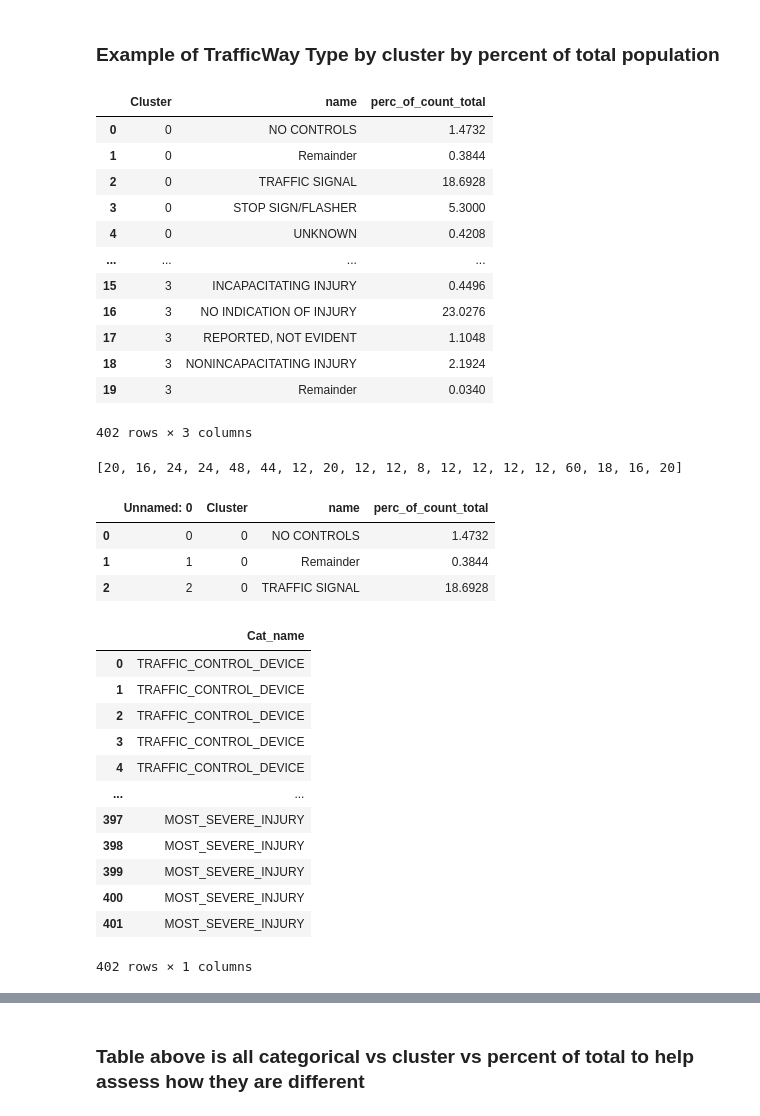
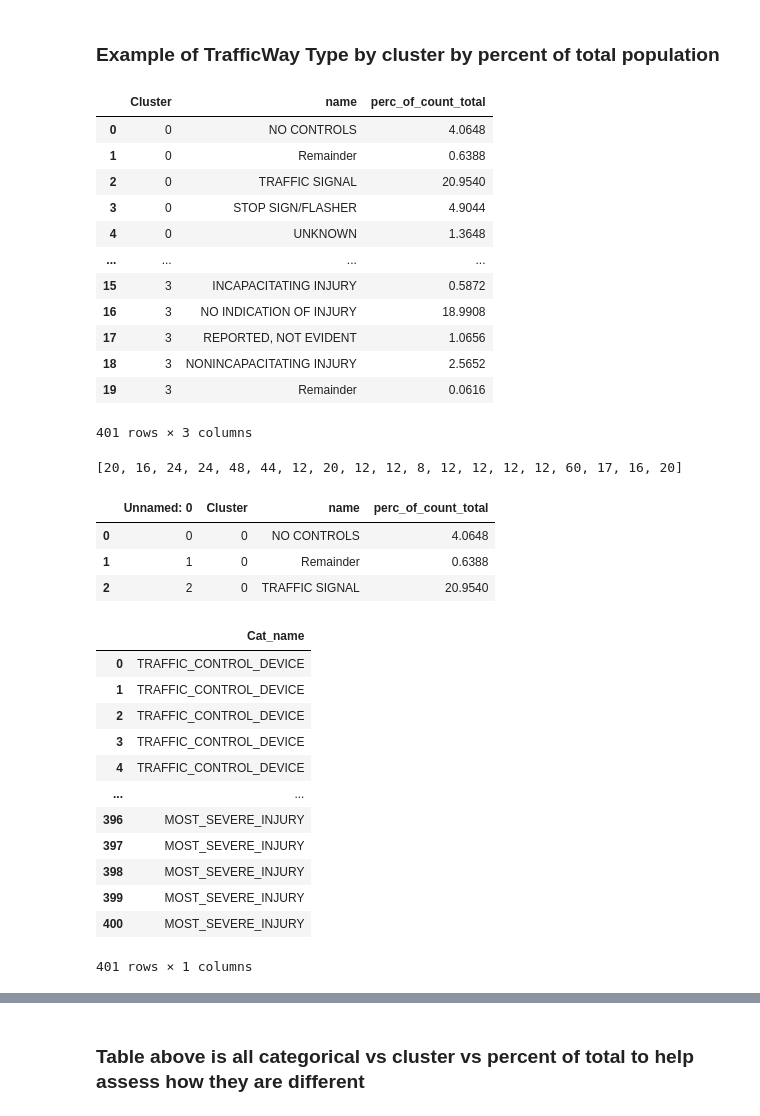
Before and after one commit to mhodgetts/Team-2, a Jupyter notebook: Team_2_V4.ipynb, the cells around one changed output, grey strips where cells are left out. Cells and saved outputs as stored; diff of their text form; code cells hidden in the pictures.

```diff
--- a/Team_2_V4.ipynb
+++ b/Team_2_V4.ipynb
@@ -1048,6 +1053,6 @@ spark = SparkSession.builder \
 # %%
 # Read Crashes CSV file into table
 dfT = spark.read.option("header",True) \
-          .csv("dff_final_KP.csv")
+          .csv('df_kmode.csv')
 dfT.printSchema()
 # %% [output]
@@ -1133,53 +1154,53 @@ hot_cat=(['TRAFFIC_CONTROL_DEVICE', 'DEVICE_CONDITION', 'WEATHER_CONDITION',
 # SQL Select query
 # import sum, min,avg,count,mean and max functions
 from pyspark.sql.functions import sum, max, min, avg, count, mean
 from pyspark.sql.functions import sum, col, desc
 from pyspark.sql.functions import asc
 import pandas as pd
 tot =250000
 import pyspark.sql.functions as F
 from pyspark.sql.types import *
 l=[]
 l.clear()
 i=0
 for i in range(len(hot_cat)):
     if i==0:
 
-        d=dfT.groupBy("Clusters",hot_cat[i]).count().withColumn(str('perc_of_count_total'), (F.col('count') / tot) * 100 )
-        d=d.sort('Clusters')
+        d=dfT.groupBy("Cluster",hot_cat[i]).count().withColumn(str('perc_of_count_total'), (F.col('count') / tot) * 100 )
+        d=d.sort('Cluster')
         #table.append(d)
         d=d.toPandas()
         d.rename(columns = { hot_cat[i]:'name','count':str('count'),'Clusters': str('Cluster ')}, inplace = True)
         l.append(len(d))
     else:
-        e=dfT.groupBy("Clusters",hot_cat[i]).count().withColumn(str('perc_of_count_total'), (F.col('count') / tot) * 100 )
-        e=e.sort('Clusters')
+        e=dfT.groupBy("Cluster",hot_cat[i]).count().withColumn(str('perc_of_count_total'), (F.col('count') / tot) * 100 )
+        e=e.sort('Cluster')
         #table.append(d)
         e=e.toPandas()
         e.rename(columns = { hot_cat[i]:'name','count':str('count'),'Clusters': str('Cluster ')}, inplace = True)
         l.append(len(e))
         #d=pd.join(d,e)
         d=pd.concat([d, e])
 d=d.drop(['count'], axis=1)
 d
 # %% [output]
 |  | Cluster | name | perc_of_count_total |
-| 0 | 0 | NO CONTROLS | 1.4732 |
-| 1 | 0 | Remainder | 0.3844 |
-| 2 | 0 | TRAFFIC SIGNAL | 18.6928 |
-| 3 | 0 | STOP SIGN/FLASHER | 5.3000 |
-| 4 | 0 | UNKNOWN | 0.4208 |
+| 0 | 0 | NO CONTROLS | 4.0648 |
+| 1 | 0 | Remainder | 0.6388 |
+| 2 | 0 | TRAFFIC SIGNAL | 20.9540 |
+| 3 | 0 | STOP SIGN/FLASHER | 4.9044 |
+| 4 | 0 | UNKNOWN | 1.3648 |
 | ... | ... | ... | ... |
-| 15 | 3 | INCAPACITATING INJURY | 0.4496 |
-| 16 | 3 | NO INDICATION OF INJURY | 23.0276 |
-| 17 | 3 | REPORTED, NOT EVIDENT | 1.1048 |
-| 18 | 3 | NONINCAPACITATING INJURY | 2.1924 |
-| 19 | 3 | Remainder | 0.0340 |
+| 15 | 3 | INCAPACITATING INJURY | 0.5872 |
+| 16 | 3 | NO INDICATION OF INJURY | 18.9908 |
+| 17 | 3 | REPORTED, NOT EVIDENT | 1.0656 |
+| 18 | 3 | NONINCAPACITATING INJURY | 2.5652 |
+| 19 | 3 | Remainder | 0.0616 |
-402 rows × 3 columns
+401 rows × 3 columns
 # %%
 l
 # %% [output]
-[20, 16, 24, 24, 48, 44, 12, 20, 12, 12, 8, 12, 12, 12, 12, 60, 18, 16, 20]
+[20, 16, 24, 24, 48, 44, 12, 20, 12, 12, 8, 12, 12, 12, 12, 60, 17, 16, 20]
 # %%
 #Save new cluster to computer
 d.to_csv('d_Pct.csv')
@@ -1188,6 +1209,6 @@ d_pct = pd.read_csv('d_Pct.csv')
 d_pct[0:3]
 # %% [output]
 |  | Unnamed: 0 | Cluster | name | perc_of_count_total |
-| 0 | 0 | 0 | NO CONTROLS | 1.4732 |
-| 1 | 1 | 0 | Remainder | 0.3844 |
-| 2 | 2 | 0 | TRAFFIC SIGNAL | 18.6928 |
+| 0 | 0 | 0 | NO CONTROLS | 4.0648 |
+| 1 | 1 | 0 | Remainder | 0.6388 |
+| 2 | 2 | 0 | TRAFFIC SIGNAL | 20.9540 |
@@ -1216,12 +1235,12 @@ t
 | 3 | TRAFFIC_CONTROL_DEVICE |
 | 4 | TRAFFIC_CONTROL_DEVICE |
 | ... | ... |
+| 396 | MOST_SEVERE_INJURY |
 | 397 | MOST_SEVERE_INJURY |
 | 398 | MOST_SEVERE_INJURY |
 | 399 | MOST_SEVERE_INJURY |
 | 400 | MOST_SEVERE_INJURY |
-| 401 | MOST_SEVERE_INJURY |
-402 rows × 1 columns
+401 rows × 1 columns
 # %%
 #dff_final['Cluster'] = pred
 #d['Cat_Name']=t
```
Also changed, not shown: parts of 17 cells of this notebook.
